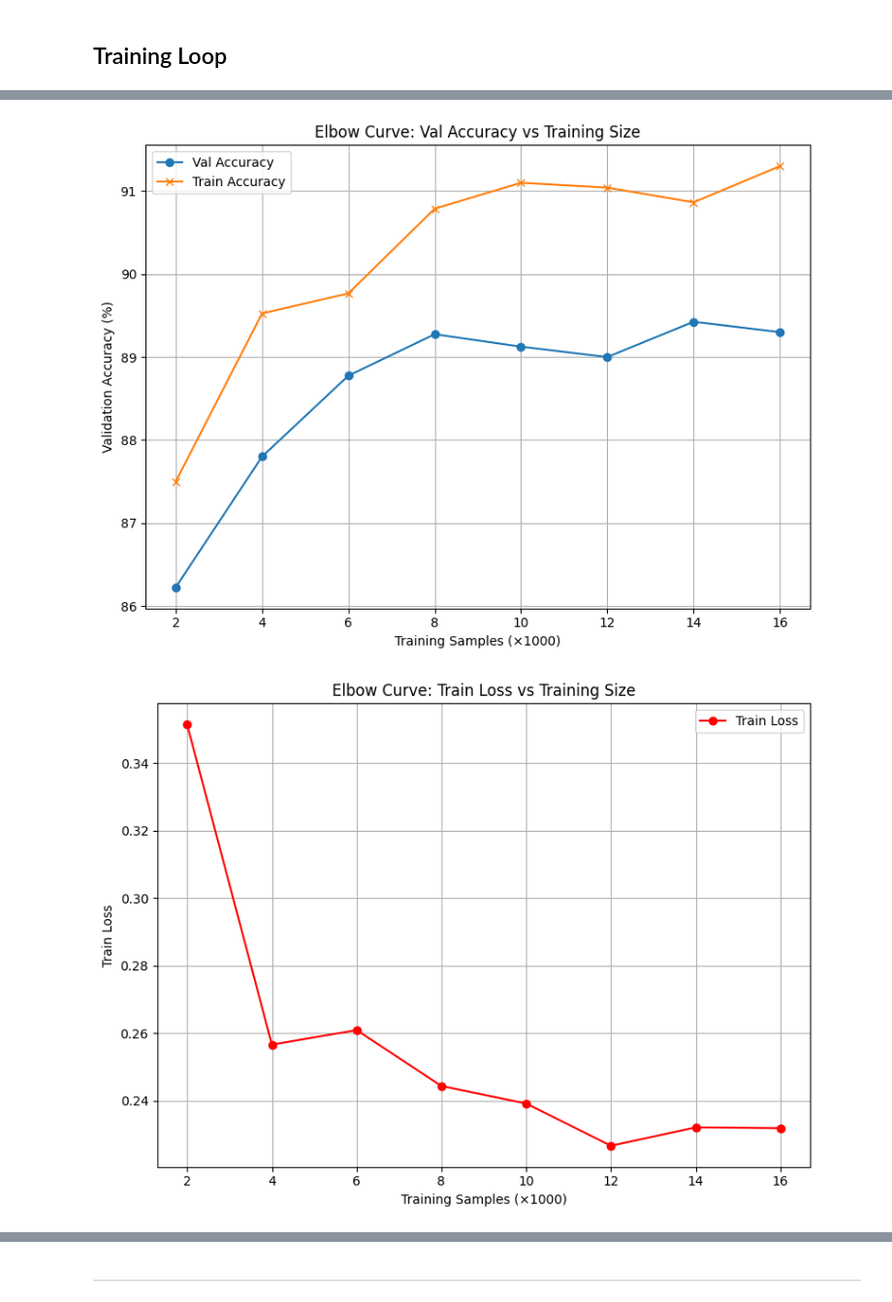
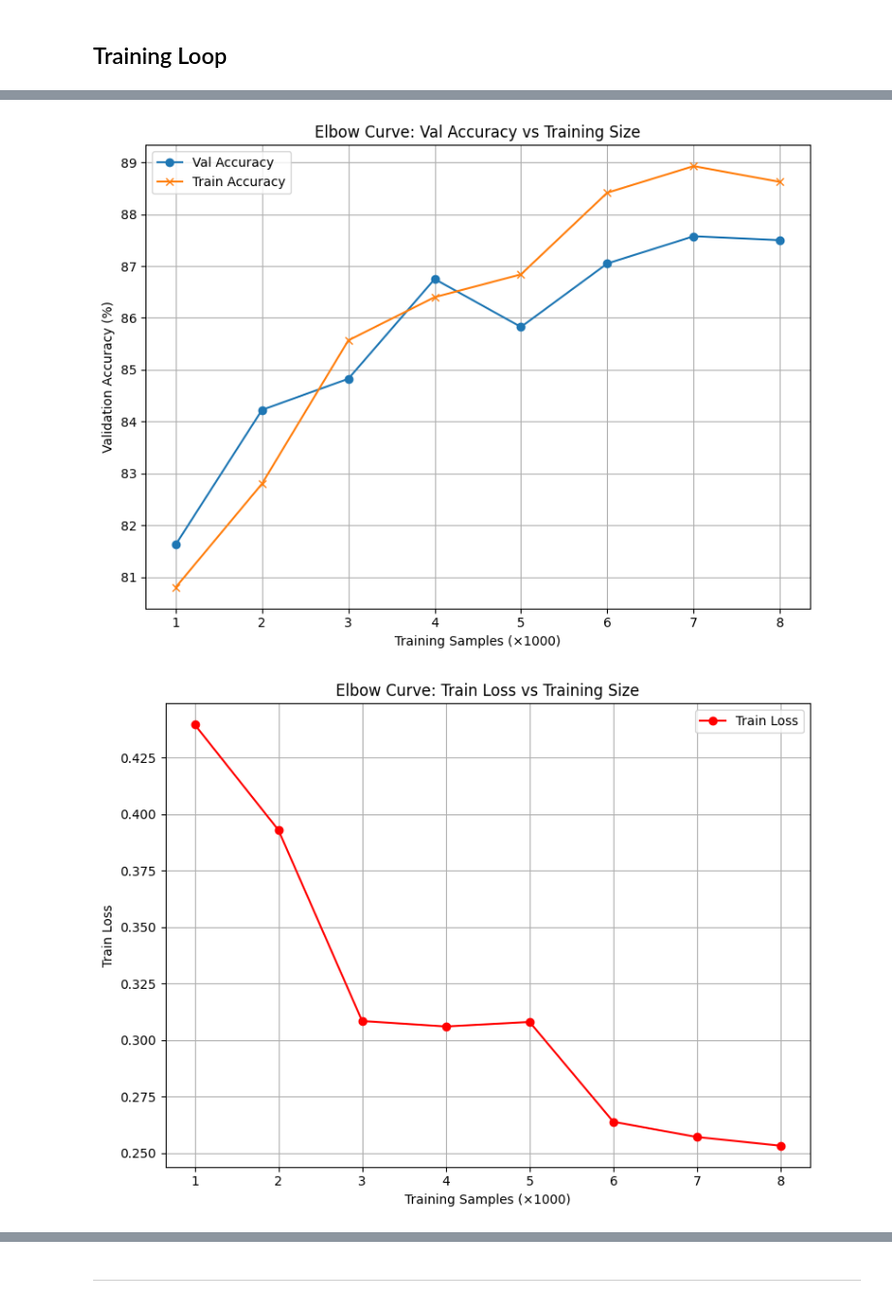
Before and after one commit to Abdul-Rehman-Tahir01/TUKL-25, a Jupyter notebook: Active Learning Strategies Experimentation/Subsampled Training.ipynb, the cells around one changed output, grey strips where cells are left out. Shown at 97% size. Cells and saved outputs as stored; diff of their text form; code cells hidden in the pictures.

Commit message:
Subsampled training from 1000 to 8000 with gap of 1000

```diff
--- a/Active Learning Strategies Experimentation/Subsampled Training.ipynb
+++ b/Active Learning Strategies Experimentation/Subsampled Training.ipynb
@@ -27,7 +27,7 @@ Using device: cuda
 parameters = {
     'batch_size': 64,
     'lr': 1e-4,
-    'epochs': 100,
+    'epochs': 50,
     'T': 30
 }
 # %% [markdown]
@@ -295,3 +295,20 @@ def mc_dropout_eval(backbone, fc, dataloader, T=20):
 <hr>
 # %% [markdown]
 ## Training Loop
+# %%
+all_labels = np.array(y_train)  # shape: (num_samples, H, W) if segmentation
+
+num_classes = 3  # e.g., 5 for 5 classes
+
+# Flatten labels and count occurrences
+flattened = all_labels.flatten()
+flattened = flattened[flattened >= 0]
+class_counts = np.bincount(flattened, minlength=num_classes)
+total_pixels = class_counts.sum()
+
+# Inverse frequency (optionally normalize)
+class_weights = total_pixels / (num_classes * class_counts)
+class_weights = torch.tensor(class_weights, dtype=torch.float32).to(device)
+class_weights = torch.log(1 + class_weights)
+
+print(class_weights)
@@ -318,7 +337,7 @@ def train_model(backbone, fc, train_loader, val_loader, parameters, T=20):
             optimizer.zero_grad()
             features = backbone(x)
             logits = fc(features)
-            loss = F.cross_entropy(logits, y)
+            loss = F.cross_entropy(logits, y, weight=class_weights)
             loss.backward()
             optimizer.step()
 
@@ -340,7 +359,7 @@ def train_model(backbone, fc, train_loader, val_loader, parameters, T=20):
 
     return train_losses, train_accuracies, val_accuracies, val_avg_f1s, val_avg_entropy
 # %%
-subset_sizes = list(range(2000, len(X_train) + 1, 2000))  # [2000, 4000, ..., 16000]
+subset_sizes = list(range(1000, 8000+1, 1000))  # [1000, 2000, ..., 8000]
 
 elbow_history = {
     "subset_size": [],
@@ -399,7 +418,7 @@ Epoch 11/100 | Train Loss: 0.7421 | Train Acc: 73.20% | Val Acc: 78.22%
 ... (88 outputs left out)
 # %%
 def plot_elbow_curve(elbow_history):
-    x_vals = [x // 1000 for x in elbow_history["subset_size"]]
+    x_vals = [x / 1000 for x in elbow_history["subset_size"]]
 
     # Accuracy
     plt.figure(figsize=(8, 6))
@@ -427,32 +446,32 @@ def plot_elbow_curve(elbow_history):
     plt.show()
 
     # F1 Score
     plt.figure(figsize=(8, 6))
     y_vals = [f1 * 100 for f1 in elbow_history["val_avg_f1"]]
     plt.plot(x_vals, y_vals, marker='o', color='green', label='Val Avg F1')
     plt.xlabel("Training Samples (×1000)")
     plt.ylabel("Validation Avg F1 (%)")
     plt.title("Elbow Curve: Val Avg F1 vs Training Size")
     plt.grid(True)
     plt.legend()
     plt.tight_layout()
     plt.show()
 
     # Entropy plot
     plt.figure(figsize=(8, 6))
     y_vals = elbow_history["val_uncertainty"]
     plt.plot(x_vals, y_vals, marker='o', color='purple', label='Val Uncertainty')
     plt.xlabel("Training Samples (×1000)")
     plt.ylabel("Avg Predictive Entropy")
     plt.title("Elbow Curve: Validation Uncert ainty vs Training Size")
     plt.grid(True)
     plt.legend()
     plt.tight_layout()
     plt.show()
 
 
 
 plot_elbow_curve(elbow_history)
 # %% [output]
-[figure, old version]
+[figure, new version]
-[figure, old version]
+[figure, new version]
```
Also changed, not shown: parts of 3 cells of this notebook.
